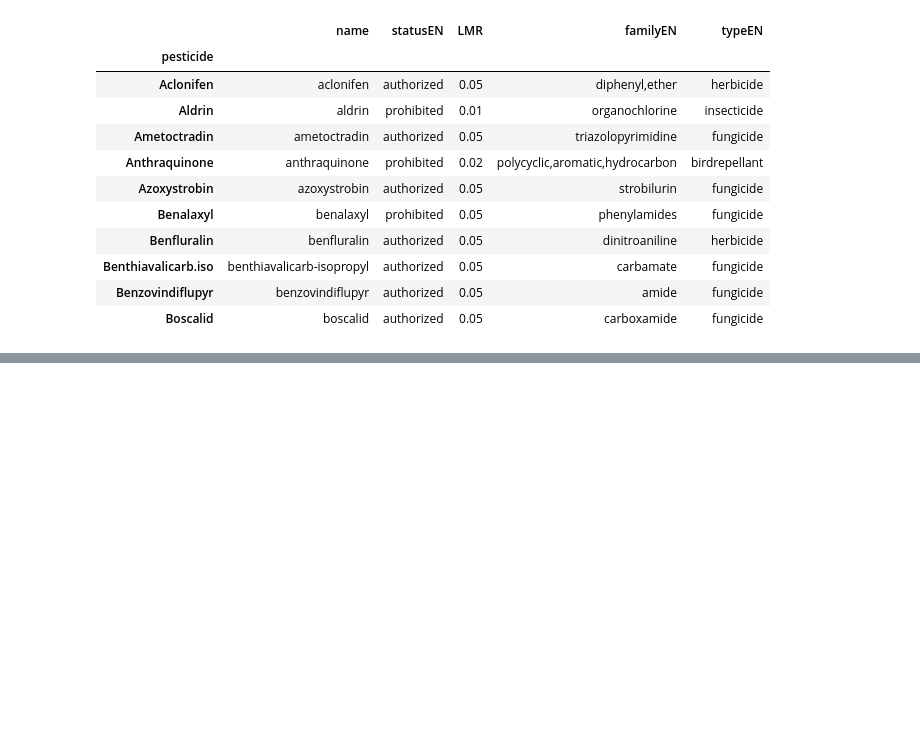
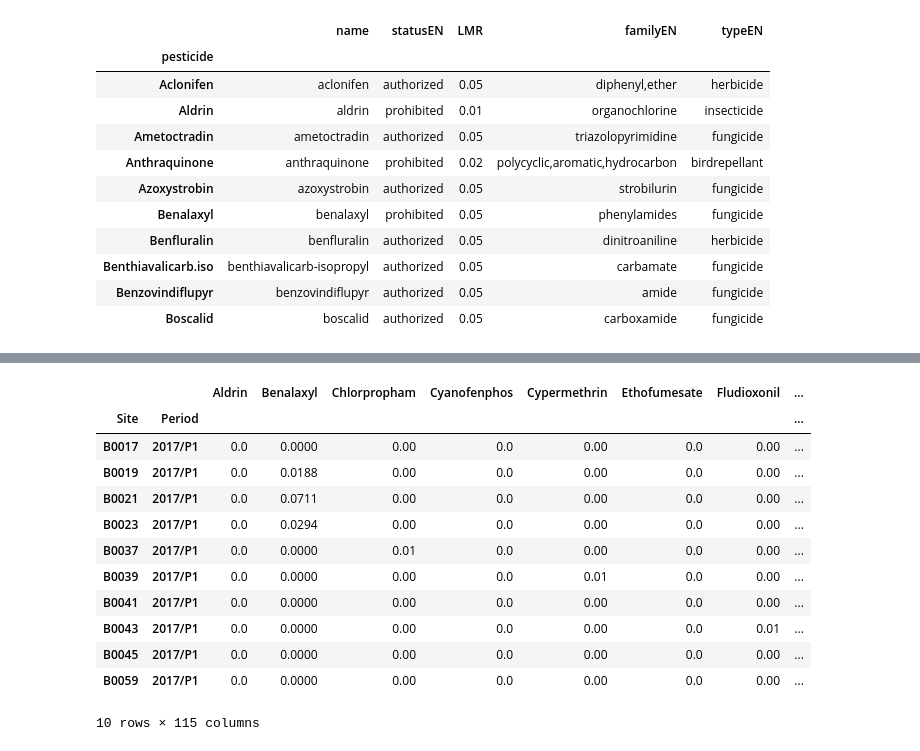
Before and after one commit to EbubekirKocadag/hackathon_beeodiversity, a Jupyter notebook: Draft_beeodiversity.ipynb, the cells around one changed output, grey strips where cells are left out. Drawn from its saved outputs; the diff is of its cells as text; code cells hidden in the pictures; blank space fills up the shorter version.

```diff
--- a/Draft_beeodiversity.ipynb
+++ b/Draft_beeodiversity.ipynb
@@ -52,0 +196,17 @@ pesticides.head(10)
+# %%
+pesticides_periods = load_periods("Pesticides")
+pesticides_periods.head(10)
+# %% [output]
+|  |  | Aldrin | Benalaxyl | Chlorpropham | Cyanofenphos | Cypermethrin | Ethofumesate | Fludioxonil | ... |
+| Site | Period |  |  |  |  |  |  |  | ... |
+| B0017 | 2017/P1 | 0.0 | 0.0000 | 0.00 | 0.0 | 0.00 | 0.0 | 0.00 | ... |
+| B0019 | 2017/P1 | 0.0 | 0.0188 | 0.00 | 0.0 | 0.00 | 0.0 | 0.00 | ... |
+| B0021 | 2017/P1 | 0.0 | 0.0711 | 0.00 | 0.0 | 0.00 | 0.0 | 0.00 | ... |
+| B0023 | 2017/P1 | 0.0 | 0.0294 | 0.00 | 0.0 | 0.00 | 0.0 | 0.00 | ... |
+| B0037 | 2017/P1 | 0.0 | 0.0000 | 0.01 | 0.0 | 0.00 | 0.0 | 0.00 | ... |
+| B0039 | 2017/P1 | 0.0 | 0.0000 | 0.00 | 0.0 | 0.01 | 0.0 | 0.00 | ... |
+| B0041 | 2017/P1 | 0.0 | 0.0000 | 0.00 | 0.0 | 0.00 | 0.0 | 0.00 | ... |
+| B0043 | 2017/P1 | 0.0 | 0.0000 | 0.00 | 0.0 | 0.00 | 0.0 | 0.01 | ... |
+| B0045 | 2017/P1 | 0.0 | 0.0000 | 0.00 | 0.0 | 0.00 | 0.0 | 0.00 | ... |
+| B0059 | 2017/P1 | 0.0 | 0.0000 | 0.00 | 0.0 | 0.00 | 0.0 | 0.00 | ... |
+10 rows × 115 columns
```
Also changed, not shown: parts of 12 cells of this notebook.
